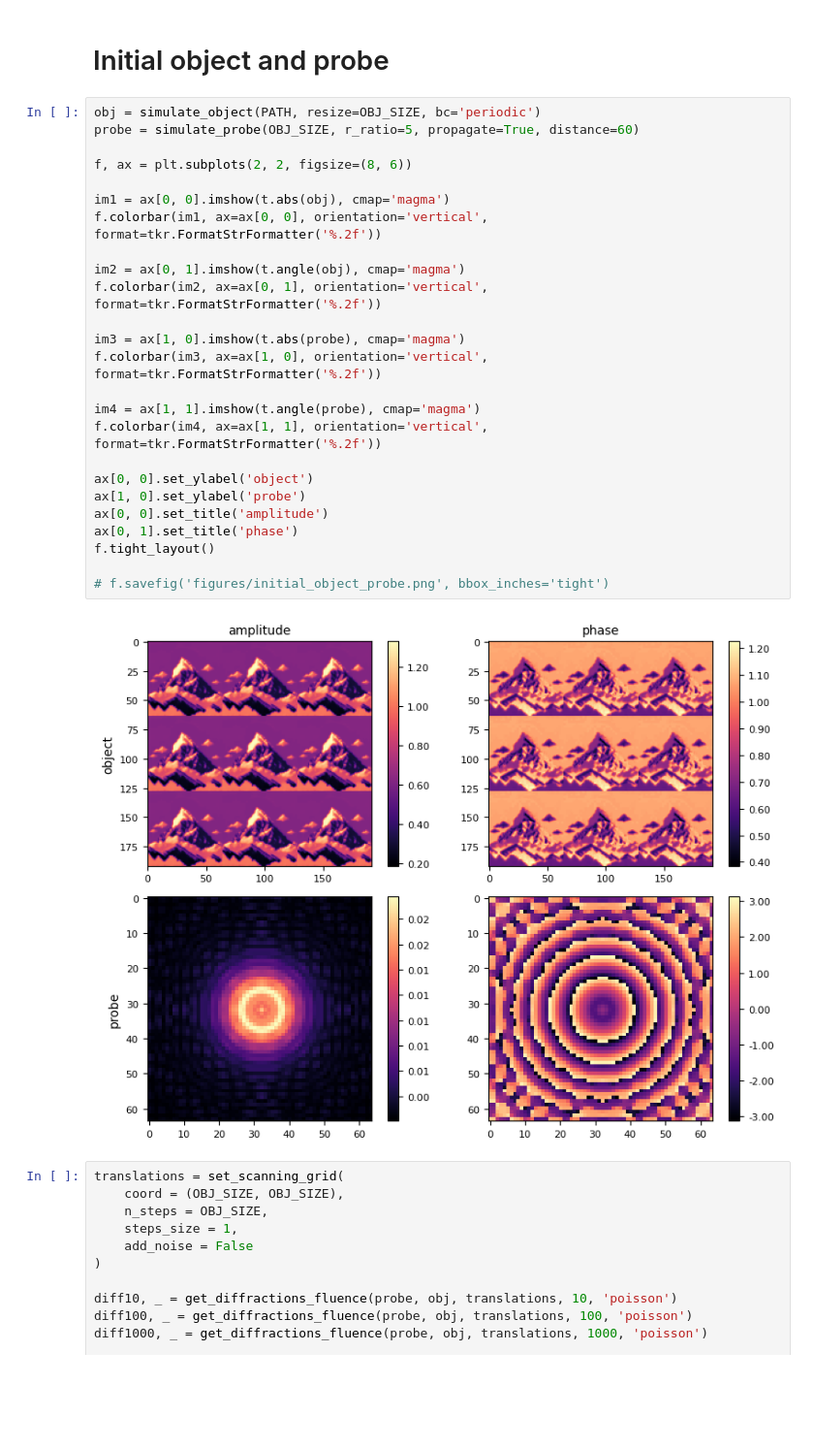
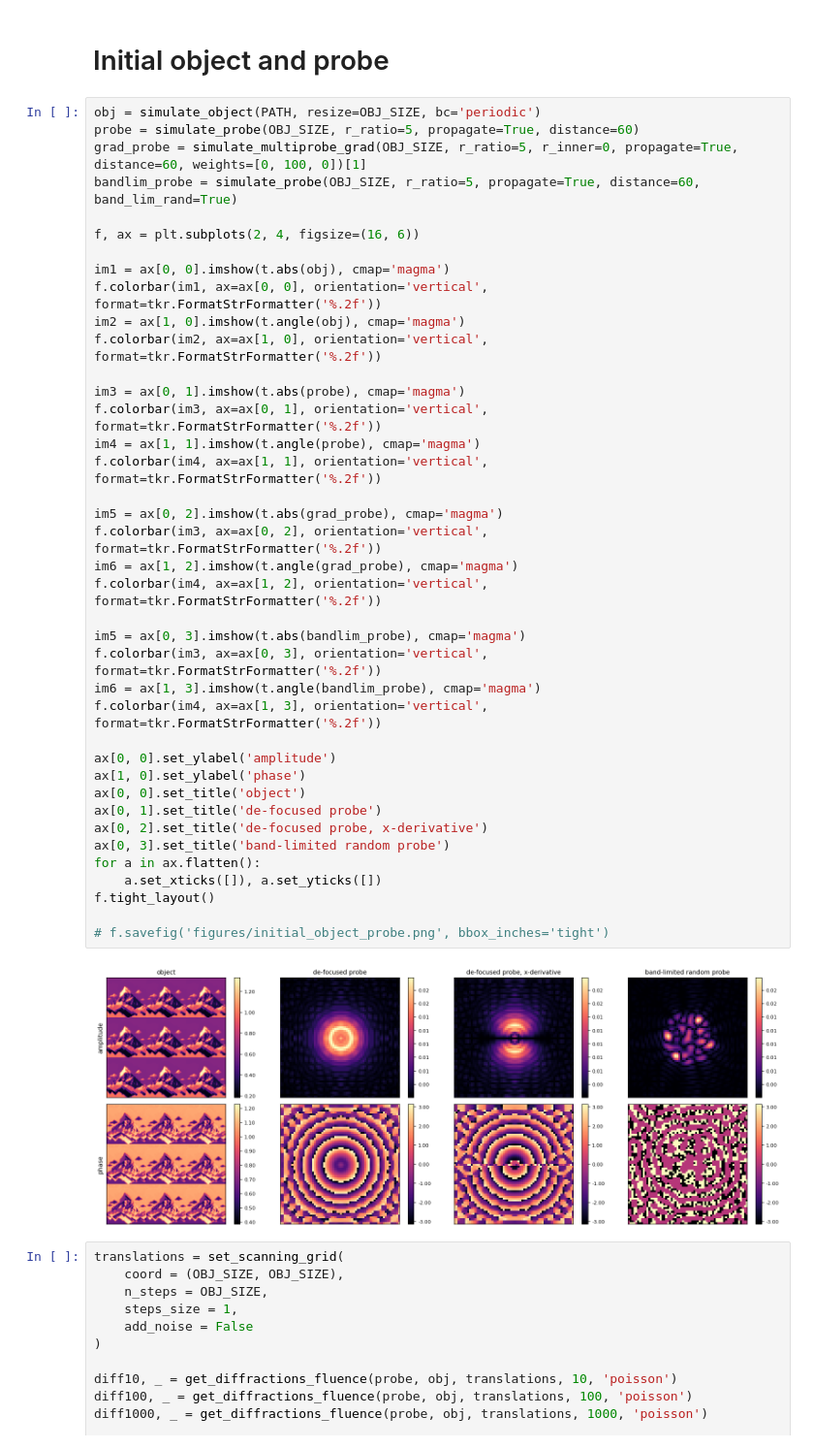
Before and after one commit to raphassaraf/Signal-and-noise-in-ptychographic-imaging, a Jupyter notebook: analysis_final.ipynb, the cells around one changed output. Shown at 97% size. Saved outputs shown, nothing was run; the diff lists cells and outputs as text; blank space fills up the shorter version.

Commit message:
Updating with new figure

```diff
--- a/analysis_final.ipynb
+++ b/analysis_final.ipynb
@@ -30,30 +30,44 @@ plt.rc('')
 # %%
 obj = simulate_object(PATH, resize=OBJ_SIZE, bc='periodic')
 probe = simulate_probe(OBJ_SIZE, r_ratio=5, propagate=True, distance=60)
+grad_probe = simulate_multiprobe_grad(OBJ_SIZE, r_ratio=5, r_inner=0, propagate=True, distance=60, weights=[0, 100, 0])[1]
+bandlim_probe = simulate_probe(OBJ_SIZE, r_ratio=5, propagate=True, distance=60, band_lim_rand=True)
 
-f, ax = plt.subplots(2, 2, figsize=(8, 6))
+f, ax = plt.subplots(2, 4, figsize=(16, 6))
 
 im1 = ax[0, 0].imshow(t.abs(obj), cmap='magma')
 f.colorbar(im1, ax=ax[0, 0], orientation='vertical', format=tkr.FormatStrFormatter('%.2f'))
+im2 = ax[1, 0].imshow(t.angle(obj), cmap='magma')
+f.colorbar(im2, ax=ax[1, 0], orientation='vertical', format=tkr.FormatStrFormatter('%.2f'))
 
-im2 = ax[0, 1].imshow(t.angle(obj), cmap='magma')
-f.colorbar(im2, ax=ax[0, 1], orientation='vertical', format=tkr.FormatStrFormatter('%.2f'))
-
-im3 = ax[1, 0].imshow(t.abs(probe), cmap='magma')
-f.colorbar(im3, ax=ax[1, 0], orientation='vertical', format=tkr.FormatStrFormatter('%.2f'))
-
+im3 = ax[0, 1].imshow(t.abs(probe), cmap='magma')
+f.colorbar(im3, ax=ax[0, 1], orientation='vertical', format=tkr.FormatStrFormatter('%.2f'))
 im4 = ax[1, 1].imshow(t.angle(probe), cmap='magma')
 f.colorbar(im4, ax=ax[1, 1], orientation='vertical', format=tkr.FormatStrFormatter('%.2f'))
 
-ax[0, 0].set_ylabel('object')
-ax[1, 0].set_ylabel('probe')
-ax[0, 0].set_title('amplitude')
-ax[0, 1].set_title('phase')
+im5 = ax[0, 2].imshow(t.abs(grad_probe), cmap='magma')
+f.colorbar(im3, ax=ax[0, 2], orientation='vertical', format=tkr.FormatStrFormatter('%.2f'))
+im6 = ax[1, 2].imshow(t.angle(grad_probe), cmap='magma')
+f.colorbar(im4, ax=ax[1, 2], orientation='vertical', format=tkr.FormatStrFormatter('%.2f'))
+
+im5 = ax[0, 3].imshow(t.abs(bandlim_probe), cmap='magma')
+f.colorbar(im3, ax=ax[0, 3], orientation='vertical', format=tkr.FormatStrFormatter('%.2f'))
+im6 = ax[1, 3].imshow(t.angle(bandlim_probe), cmap='magma')
+f.colorbar(im4, ax=ax[1, 3], orientation='vertical', format=tkr.FormatStrFormatter('%.2f'))
+
+ax[0, 0].set_ylabel('amplitude')
+ax[1, 0].set_ylabel('phase')
+ax[0, 0].set_title('object')
+ax[0, 1].set_title('de-focused probe')
+ax[0, 2].set_title('de-focused probe, x-derivative')
+ax[0, 3].set_title('band-limited random probe')
+for a in ax.flatten():
+    a.set_xticks([]), a.set_yticks([])
 f.tight_layout()
 
 # f.savefig('figures/initial_object_probe.png', bbox_inches='tight')
 # %% [output]
-[figure, old version]
+[figure, new version]
 # %%
 translations = set_scanning_grid(
     coord = (OBJ_SIZE, OBJ_SIZE),
```
Also changed, not shown: parts of 2 cells of this notebook, 2 other files.
